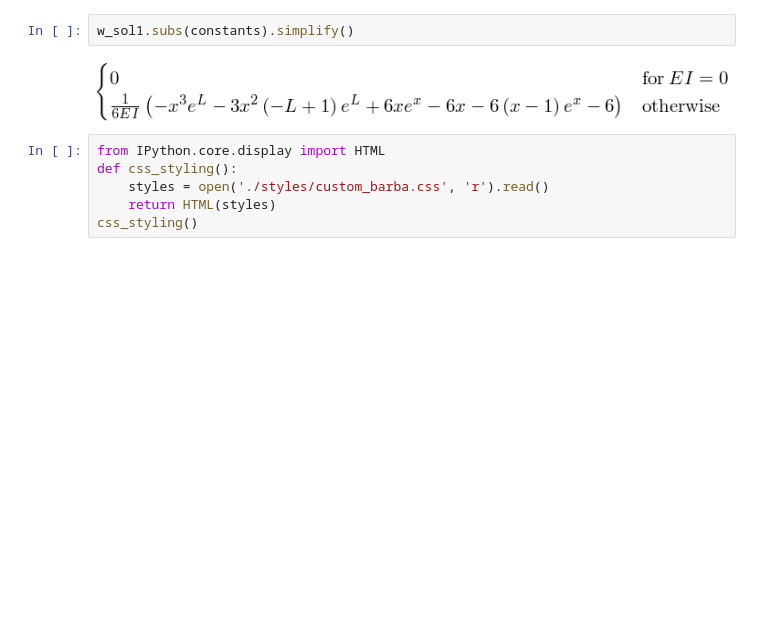
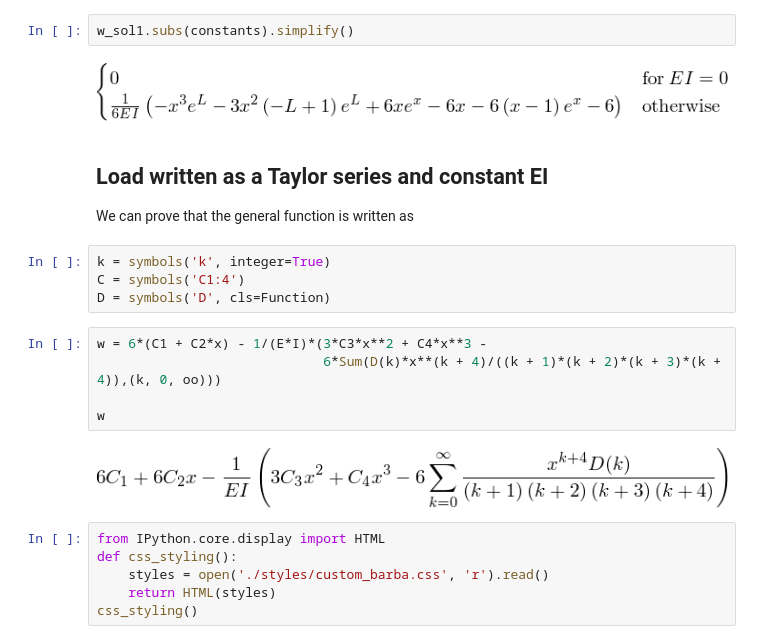
Before and after one commit to nicoguaro/notebooks_examples, a Jupyter notebook: Euler_Bernoulli_beams.ipynb, the cells around one changed output. Saved outputs shown, nothing was run; the diff lists cells and outputs as text; blank space fills up the shorter version.

Commit message:
Add general solution for Taylor series

```diff
--- a/Euler_Bernoulli_beams.ipynb
+++ b/Euler_Bernoulli_beams.ipynb
@@ -116,6 +116,21 @@ constants = solve([bc_eq1, bc_eq2, bc_eq3, bc_eq4], [C1, C2, C3, C4])
 w_sol1.subs(constants).simplify()
 # %% [output]
 [figure]
+# %% [markdown]
+## Load written as a Taylor series and constant EI
+
+We can prove that the general function is written as
+# %%
+k = symbols('k', integer=True)
+C = symbols('C1:4')
+D = symbols('D', cls=Function)
+# %%
+w = 6*(C1 + C2*x) - 1/(E*I)*(3*C3*x**2 + C4*x**3 -
+                             6*Sum(D(k)*x**(k + 4)/((k + 1)*(k + 2)*(k + 3)*(k + 4)),(k, 0, oo)))
+
+w
+# %% [output]
+[figure, added]
 # %%
 from IPython.core.display import HTML
 def css_styling():
```
